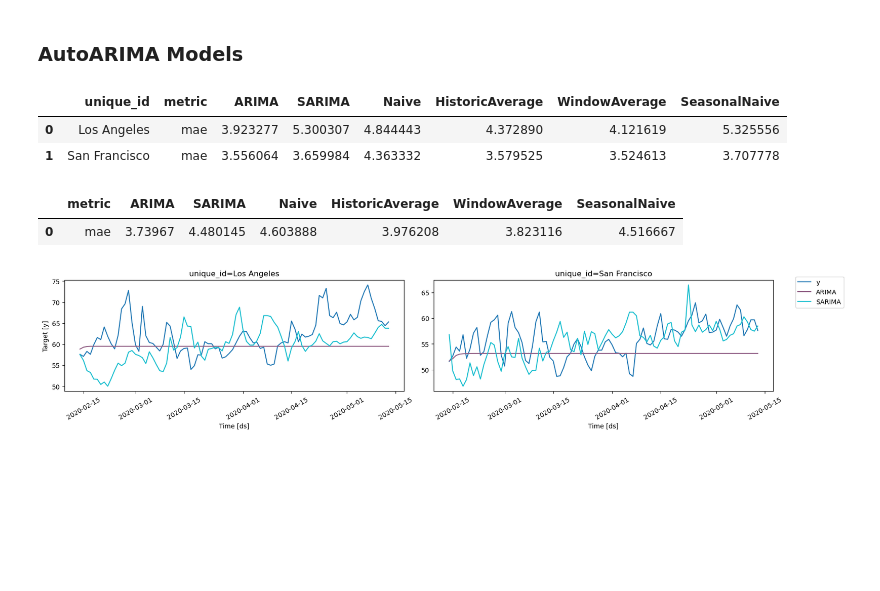
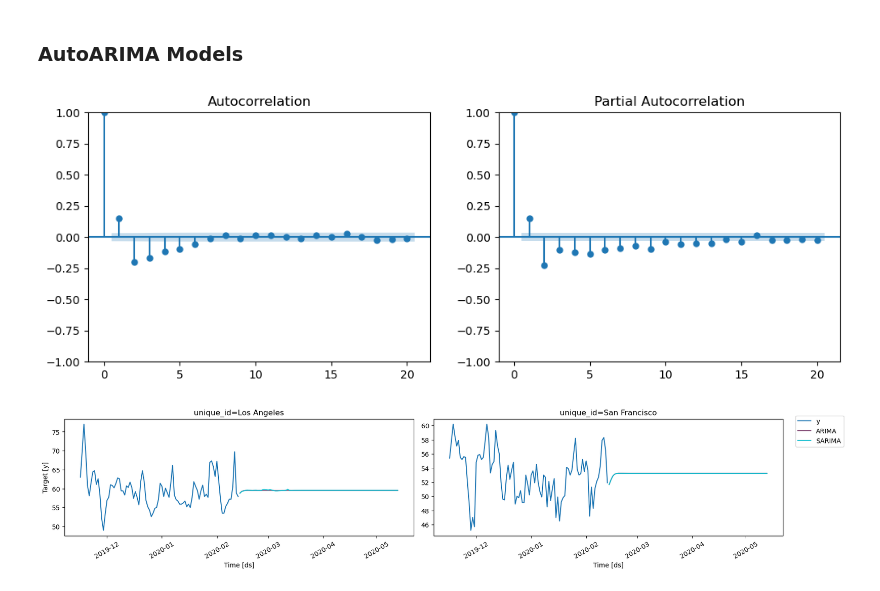
Before and after one commit to ianliu1119/Time-Series-Analysis, a Jupyter notebook: temperature_analysis.ipynb, the cells around one changed output. Saved outputs shown, nothing was run; the diff lists cells and outputs as text; code cells hidden in the pictures; blank space fills up the shorter version.

Commit message:
Adjust baseline and arima models

```diff
--- a/temperature_analysis.ipynb
+++ b/temperature_analysis.ipynb
@@ -37,10 +37,11 @@ data = data[(data['City'] == 'San Francisco') | (data['City'] == 'Los Angeles')]
 data.columns = [col.lower().replace(' ', '_') for col in data.columns]
 data['date'] = pd.to_datetime(data[['year', 'month', 'day']])
 data = data[['city', 'date', 'avgtemperature']]
-data = data[data['date'] >= '2017-05-13']
+data = data[data['date'] >= '2010-01-01']
 
 data.columns = ['unique_id', 'ds', 'y']
 data = data.reset_index(drop=True)
 
+print(data.shape)
 data.head()
 # %% [output]
@@ -136,45 +125,39 @@ plt.show()
 # %% [markdown]
 ### AutoARIMA Models
+# %%
+from statsmodels.graphics.tsaplots import plot_acf, plot_pacf
+
+# Use one city's differenced series
+la = train[train['unique_id'] == 'Los Angeles']['y'].diff().dropna()
+
+fig, axes = plt.subplots(1, 2, figsize=(12, 4))
+plot_acf(la, lags=20, ax=axes[0])
+plot_pacf(la, lags=20, ax=axes[1])
+plt.show()
+# %% [output]
+[figure, added]
 # %%
 from statsforecast.models import AutoARIMA
 
 unique_ids = ['Los Angeles', 'San Francisco']
-small_train = train[train['unique_id'].isin(unique_ids)]
-small_test = test[test['unique_id'].isin(unique_ids)]
+#small_train = train[train['unique_id'].isin(unique_ids)]
+#small_test = test[test['unique_id'].isin(unique_ids)]
 
 models = [
-    AutoARIMA(seasonal = False, alias = 'ARIMA'),
-    AutoARIMA(season_length = 365, alias = 'SARIMA')
+    AutoARIMA(seasonal=False, d=1, start_p=1, start_q=1, max_p=3, max_q=3, alias='ARIMA'),
+    AutoARIMA(season_length=30, d=1, start_p=1, start_q=1, max_p=3, max_q=3, alias='SARIMA'),
 ]
 
-sf = StatsForecast(models = models, freq = 'D')
-sf.fit(df = small_train)
-arima_preds = sf.predict(h = horizon)
-
-arima_eval_df = pd.merge(arima_preds, eval_df, 'inner', ['ds', 'unique_id'])
-arima_eval = evaluate(
-    arima_eval_df,
-    metrics = [mae],
-)
-arima_eval
+sf_arima = StatsForecast(models = models, freq = 'D', n_jobs = -1)
+sf_arima.fit(df = train)
+arima_preds = sf_arima.predict(h = horizon)
+arima_preds = arima_preds.reset_index()
-# %% [output]
-|  | unique_id | metric | ARIMA | SARIMA | Naive | HistoricAverage | WindowAverage | SeasonalNaive |
-| 0 | Los Angeles | mae | 3.923277 | 5.300307 | 4.844443 | 4.372890 | 4.121619 | 5.325556 |
-| 1 | San Francisco | mae | 3.556064 | 3.659984 | 4.363332 | 3.579525 | 3.524613 | 3.707778 |
-# %%
-arima_preds = arima_preds.reset_index()
-
-arima_eval = arima_eval.drop(['unique_id'], axis = 1, errors = 'ignore').groupby('metric').mean().reset_index()
-arima_eval
-# %% [output]
-|  | metric | ARIMA | SARIMA | Naive | HistoricAverage | WindowAverage | SeasonalNaive |
-| 0 | mae | 3.73967 | 4.480145 | 4.603888 | 3.976208 | 3.823116 | 4.516667 |
 # %%
 plot_series(
-    df = data,
+    df = train,
     forecasts_df = arima_preds,
     ids = ['Los Angeles', 'San Francisco'],
     max_insample_length = 90
 )
 # %% [output]
-[figure, old version]
+[figure, new version]
```
Also changed, not shown: parts of 15 cells of this notebook.
